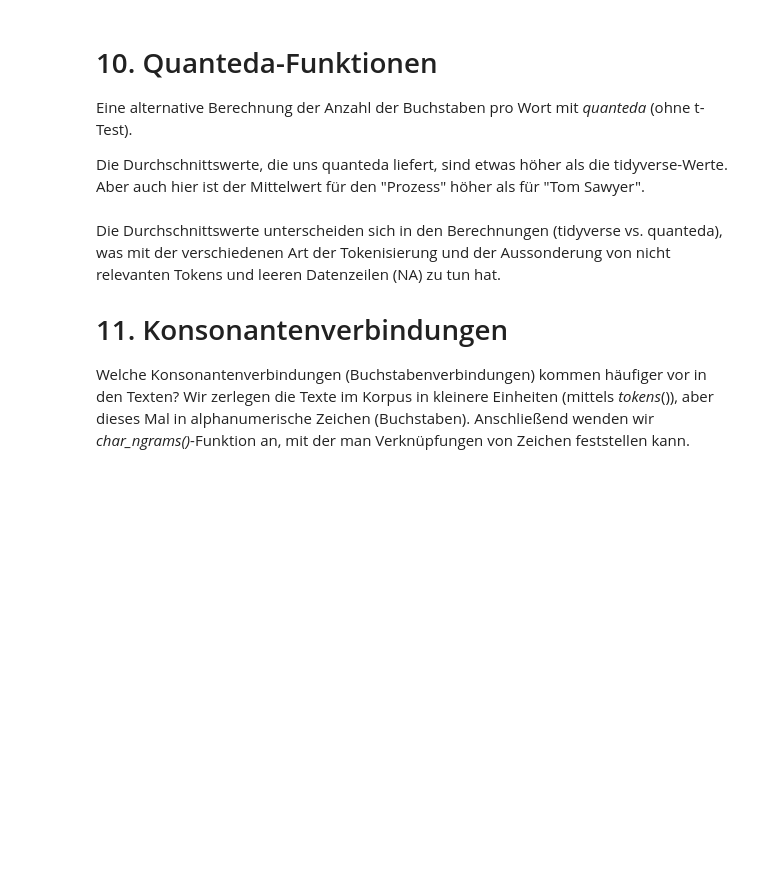
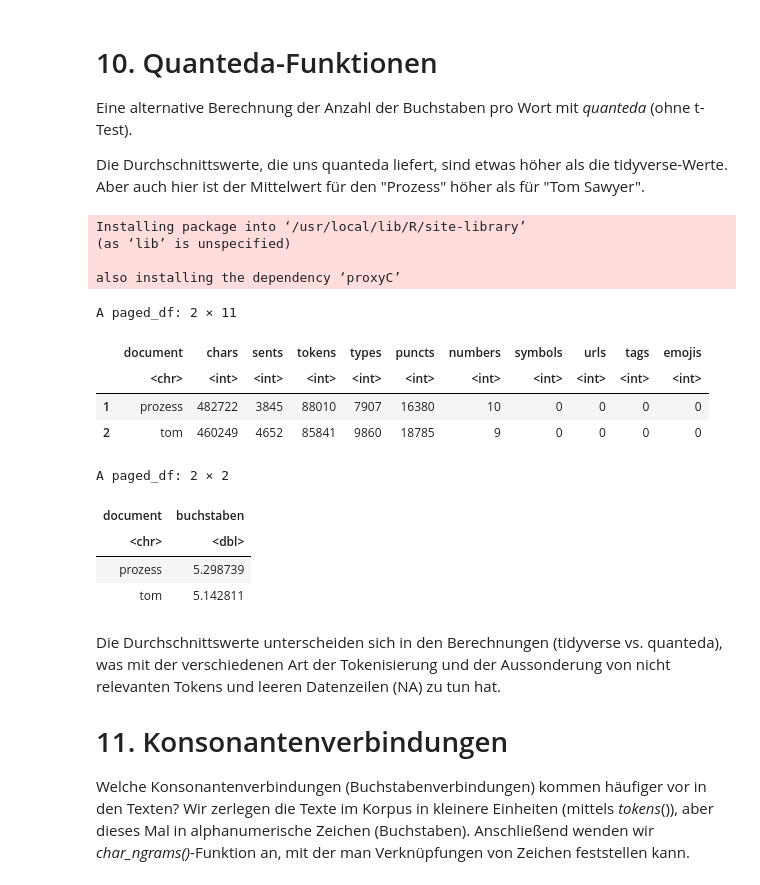
Before and after one commit to tpetric7/tpetric7.github.io, a Jupyter notebook: Letter_frequency.ipynb, the cells around one changed output. Drawn from its saved outputs; the diff is of its cells as text; code cells hidden in the pictures; blank space fills up the shorter version.

```diff
--- a/Letter_frequency.ipynb
+++ b/Letter_frequency.ipynb
@@ -415,17 +732,35 @@ df %>% ggplot(aes(title, fill = title, group = title)) +
 Eine alternative Berechnung der Anzahl der Buchstaben pro Wort mit *quanteda* (ohne t-Test).
 
 Die Durchschnittswerte, die uns quanteda liefert, sind etwas höher als die tidyverse-Werte. Aber auch hier ist der Mittelwert für den "Prozess" höher als für "Tom Sawyer".
+# %%
+install.packages("quanteda.textstats")
+# %% [output]
+Installing package into ‘/usr/local/lib/R/site-library’
+(as ‘lib’ is unspecified)
+
+also installing the dependency ‘proxyC’
 # %%
 library(quanteda)
 library(quanteda.textstats)
-corp = corpus(novels_txt)
+corp = corpus(novels, text_field = "text")
 stats = textstat_summary(corp)
 
 stats %>% paged_table()
 
 stats %>%
   group_by(document) %>%
   transmute(buchstaben = (chars-puncts)/tokens) %>% paged_table()
+# %% [output]
+A paged_df: 2 × 11
+|  | document | chars | sents | tokens | types | puncts | numbers | symbols | urls | tags | emojis |
+|  | <chr> | <int> | <int> | <int> | <int> | <int> | <int> | <int> | <int> | <int> | <int> |
+| 1 | prozess | 482722 | 3845 | 88010 | 7907 | 16380 | 10 | 0 | 0 | 0 | 0 |
+| 2 | tom | 460249 | 4652 | 85841 | 9860 | 18785 | 9 | 0 | 0 | 0 | 0 |
+A paged_df: 2 × 2
+| document | buchstaben |
+| <chr> | <dbl> |
+| prozess | 5.298739 |
+| tom | 5.142811 |
 # %% [markdown]
 Die Durchschnittswerte unterscheiden sich in den Berechnungen (tidyverse vs. quanteda), was mit der verschiedenen Art der Tokenisierung und der Aussonderung von nicht relevanten Tokens und leeren Datenzeilen (NA) zu tun hat.
 
```
Also changed, not shown: parts of 45 cells of this notebook, 1 other file.
